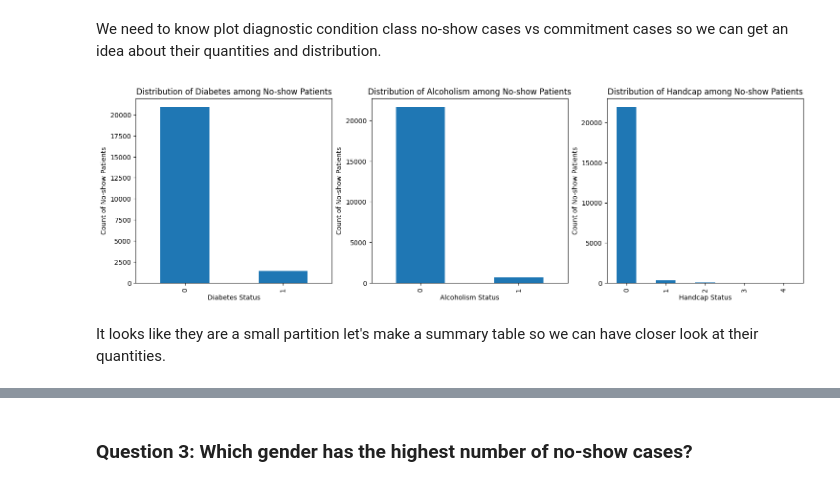
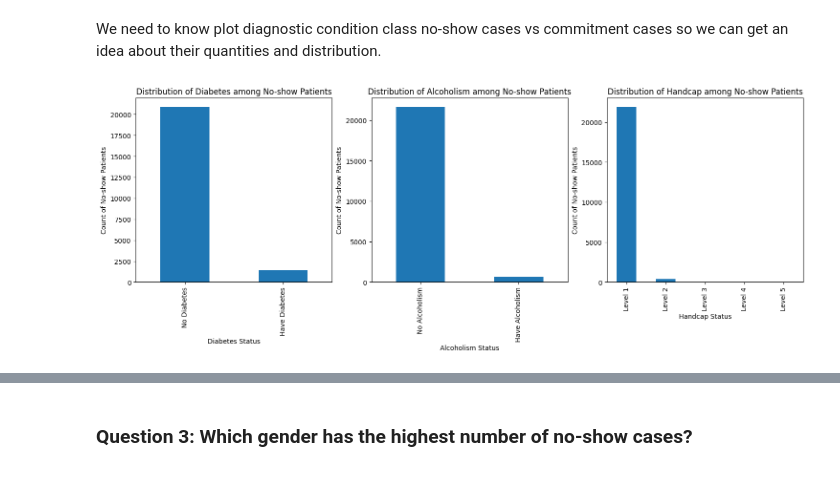
Before and after one commit to tamer-fakhoury/No-Show-Appointment-Analysis, a Jupyter notebook: investigate-no-show-appointments-dataset.ipynb, the cells around one changed output, grey strips where cells are left out. Cells and saved outputs as stored; diff of their text form; code cells hidden in the pictures.

```diff
--- a/investigate-no-show-appointments-dataset.ipynb
+++ b/investigate-no-show-appointments-dataset.ipynb
@@ -28,7 +30,7 @@ Define a utility function for plotting no-show distributions across conditions:
 # %%
 def plot_no_show_distribution(
     series,
-    axes=None,
+    axis=None,
     title='Distribution of No-show Appointments',
     X_label='Condition Status',
     Y_label='Count'
@@ -40,7 +42,7 @@ def plot_no_show_distribution(
     Parameters:
         diagnosed_condition_series (pd.Series): A pandas Series containing the diagnosed condition data for no-show
         appointments.
-        axes: The axes on which to plot the distribution
+        axis: The axis on which to plot the distribution
         title: The title of the plot. Default is 'Distribution of No-show Appointments'.
         X_label: The label for the x-axis. Default is 'Condition Status'.
         Y_label : The label for the y-axis. Default is 'Count'
@@ -49,11 +51,11 @@ def plot_no_show_distribution(
 
     counts = series.value_counts()
 
-    counts.plot(kind='bar', ax=axes)
+    counts.plot(kind='bar', ax=axis)
 
-    axes.set_title(title)
-    axes.set_xlabel(X_label)
-    axes.set_ylabel(Y_label)
+    axis.set_title(title)
+    axis.set_xlabel(X_label)
+    axis.set_ylabel(Y_label)
 # %% [markdown]
 ## Data Wrangling
 # %%
@@ -106,33 +122,42 @@ Neighborhood with highest no-show count: JARDIM CAMBURI
 We need to know plot diagnostic condition class no-show cases vs commitment cases so we can get an idea about their quantities and distribution.
 # %%
 # Visualize diagnostic conditions among no-show patients
-fig, axes = plt.subplots(1, 3, figsize=(18, 5))
+fig, axis = plt.subplots(1, 3, figsize=(18, 5))
+
+diabetes_no_show = df[df['No-show'] == 'Yes']['Diabetes']
+diabetes_no_show = diabetes_no_show.replace(0, 'No Diabetes').replace(1, 'Have Diabetes')
+
+alcoholism_no_show = df[df['No-show'] == 'Yes']['Alcoholism']
+alcoholism_no_show = alcoholism_no_show.replace(0, 'No Alcoholism').replace(1, 'Have Alcoholism')
+
+handcap_no_show = df[df['No-show'] == 'Yes']['Handcap']
+handcap_no_show = handcap_no_show.replace(0, 'Level 1').replace(1, 'Level 2').replace(2, 'Level 3').replace(3, 'Level 4').replace(4, 'Level 5')
+
+diabetes_no_show
 
 plot_no_show_distribution(
-    df[df['No-show']=='Yes']['Diabetes'],
-    axes=axes[0],
+    diabetes_no_show,
+    axis=axis[0],
     X_label='Diabetes Status',
     title='Distribution of Diabetes among No-show Patients',
     Y_label='Count of No-show Patients'
 )
 
 plot_no_show_distribution(
-    df[df['No-show']=='Yes']['Alcoholism'],
-    axes=axes[1],
+    alcoholism_no_show,
+    axis=axis[1],
     X_label='Alcoholism Status',
     title='Distribution of Alcoholism among No-show Patients',
     Y_label='Count of No-show Patients'
 )
 
 plot_no_show_distribution(
-    df[df['No-show']=='Yes']['Handcap'],
-    axes=axes[2],
+    handcap_no_show,
+    axis=axis[2],
     X_label='Handcap Status',
     title='Distribution of Handcap among No-show Patients',
     Y_label='Count of No-show Patients'
 )
 plt.show()
 # %% [output]
-[figure, old version]
+[figure, new version]
-# %% [markdown]
-It looks like they are a small partition let's make a summary table so we can have closer look at their quantities.
```
Also changed, not shown: parts of 41 cells of this notebook, 1 other file.
